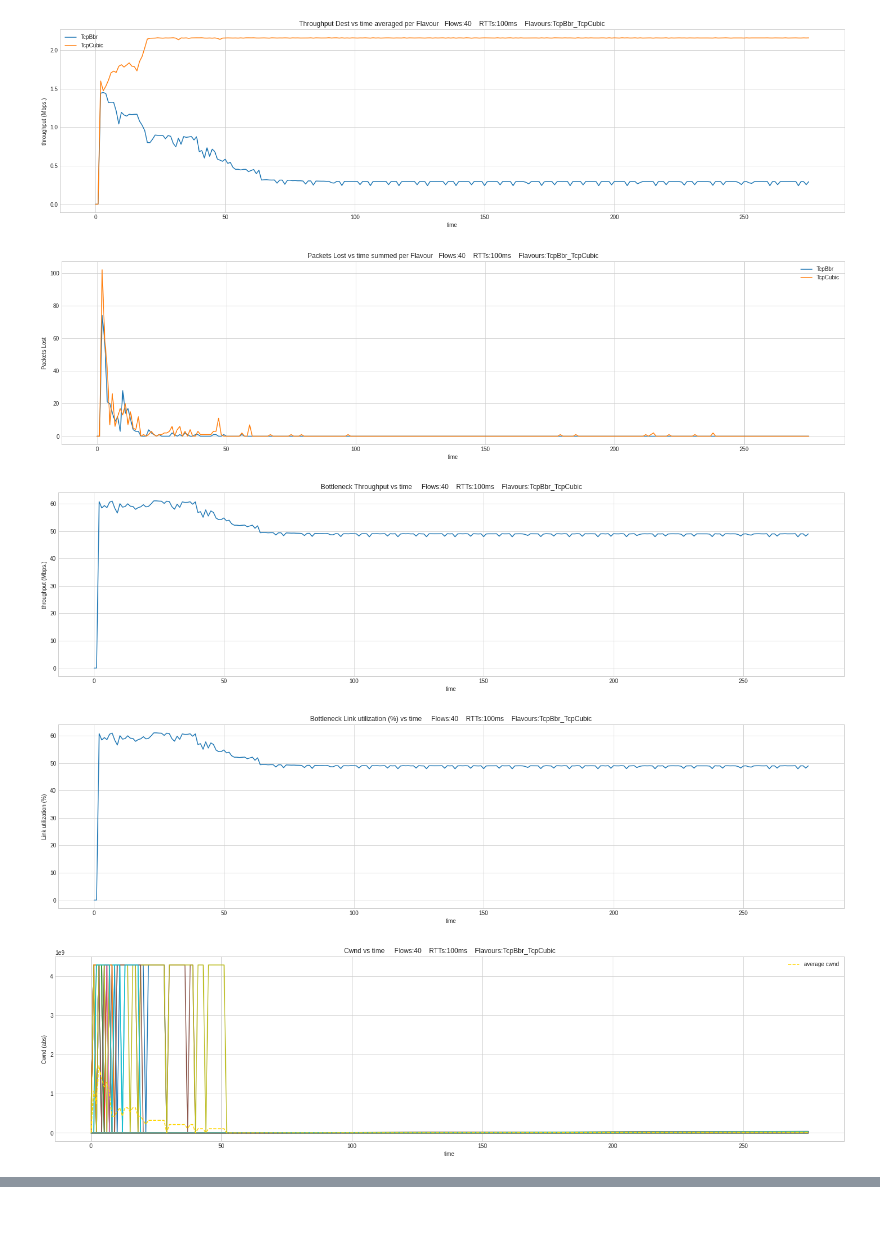
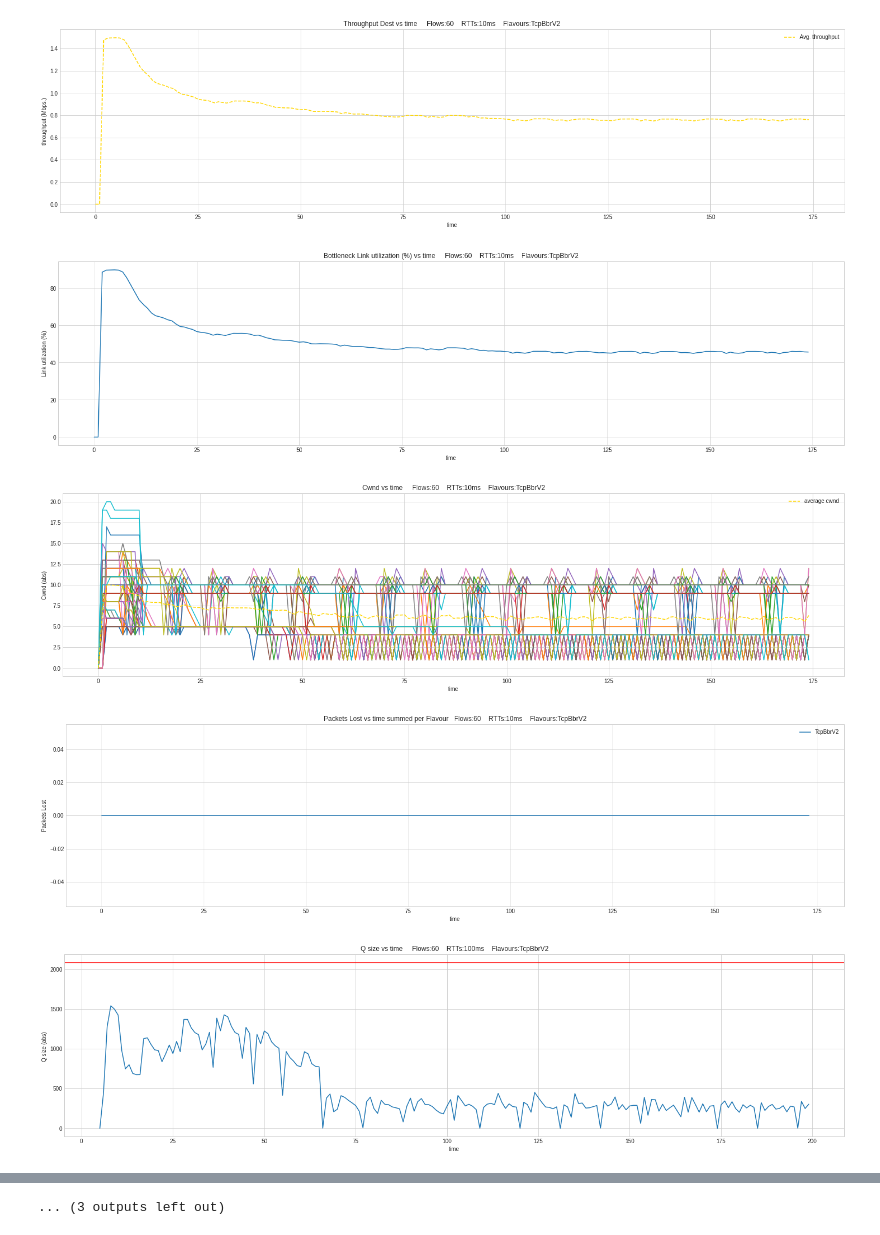
Before and after one commit to divyashk/TCP-BBR-ns3, a Jupyter notebook: dumbell-ns3/report_RTTs.ipynb, the cells around one changed output, grey strips where cells are left out. Drawn from its saved outputs; the diff is of its cells as text; code cells hidden in the pictures.

```diff
--- a/dumbell-ns3/report_RTTs.ipynb
+++ b/dumbell-ns3/report_RTTs.ipynb
@@ -538,19 +603,21 @@ ninja: no work to do.
 # %%
 pktSize = 1400
-# SIM 1
-main(Flavours = "TcpBbr_TcpCubic",
-     time = 300,
-     noOfSource = 40,
-     total_access_bandwidth = "120Mbps",
-     RTTs = "100ms",
-     bottleneck_bandwidth = "100Mbps",
-     bottleneck_delay = "1ms",
-     packetSize = pktSize,
-     queueL = "0.5BDP",
-     enableBottleneckTrace = 0,
-     log_scale=0,
-     run_simul = "yes",
-     part = 0,
-     build_profile = "optimized"
-     )
+RTTs = ["10ms", "100ms", "200ms"]
+noOfSource = [60]
+for rtt in RTTs:
+     for n in noOfSource:
+          main(Flavours = "TcpBbrV2",
+               time = 200,
+               noOfSource = n,
+               total_access_bandwidth = "120Mbps",
+               RTTs = rtt,
+               bottleneck_bandwidth = "100Mbps",
+               bottleneck_delay = "1ms",
+               packetSize = pktSize,
+               queueL = "2084p",
+               log_scale=0,
+               run_simul = "no",
+               part = 0,
+               build_profile = "optimized"
+               )
 # %% [output]
@@ -561,5 +625,5 @@ ninja: no work to do.
-[figure, old version]
+[figure, new version]
-[figure, old version]
+[figure, new version]
-[figure, old version]
+[figure, new version]
-[figure, old version]
+[figure, new version]
-[figure, old version]
+[figure, new version]
@@ -567,2 +636,3 @@ ninja: no work to do.
+... (3 outputs left out)
 # %%
 pktSize = 1400
```
Also changed, not shown: parts of 5 cells of this notebook, 1 other file.
